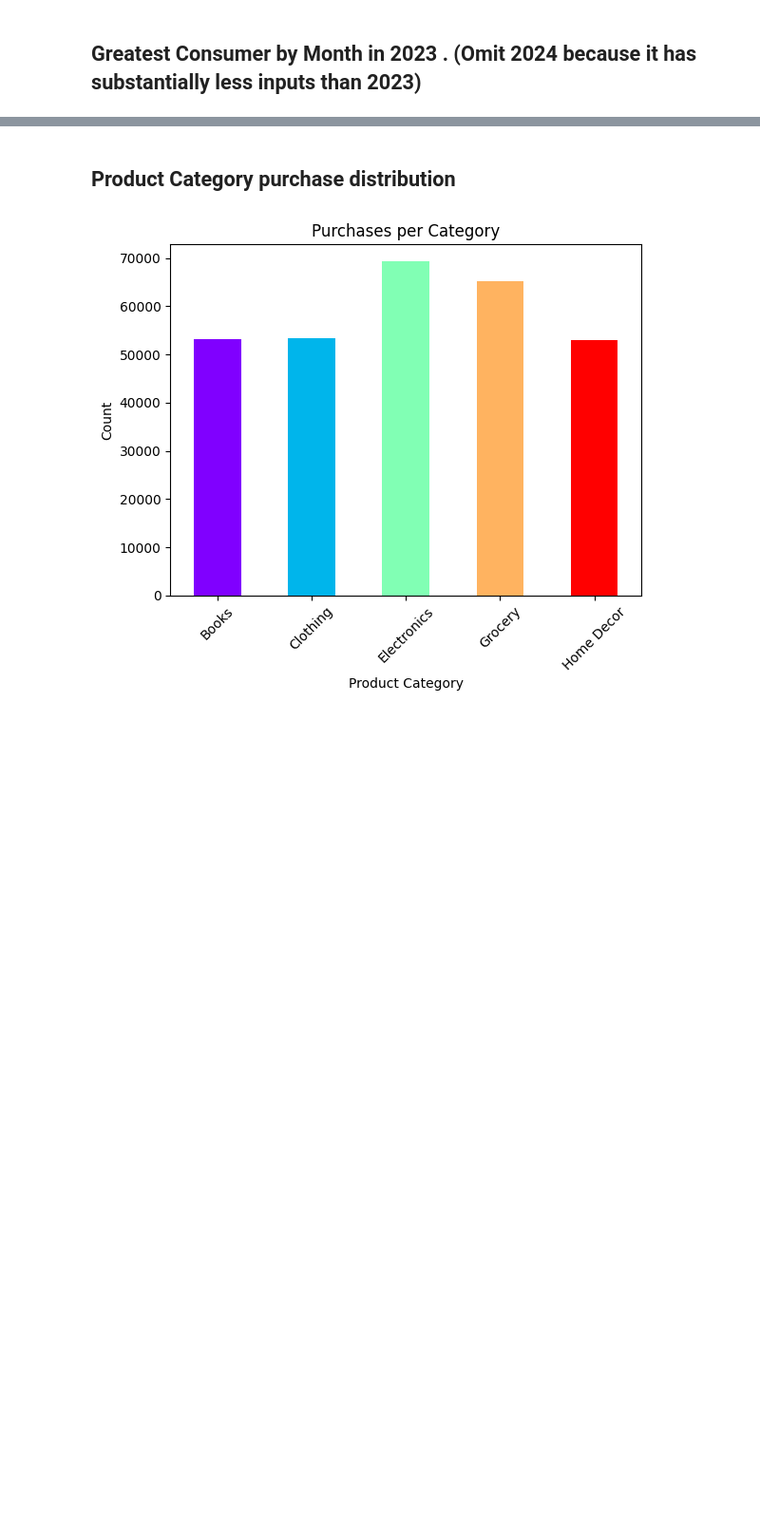
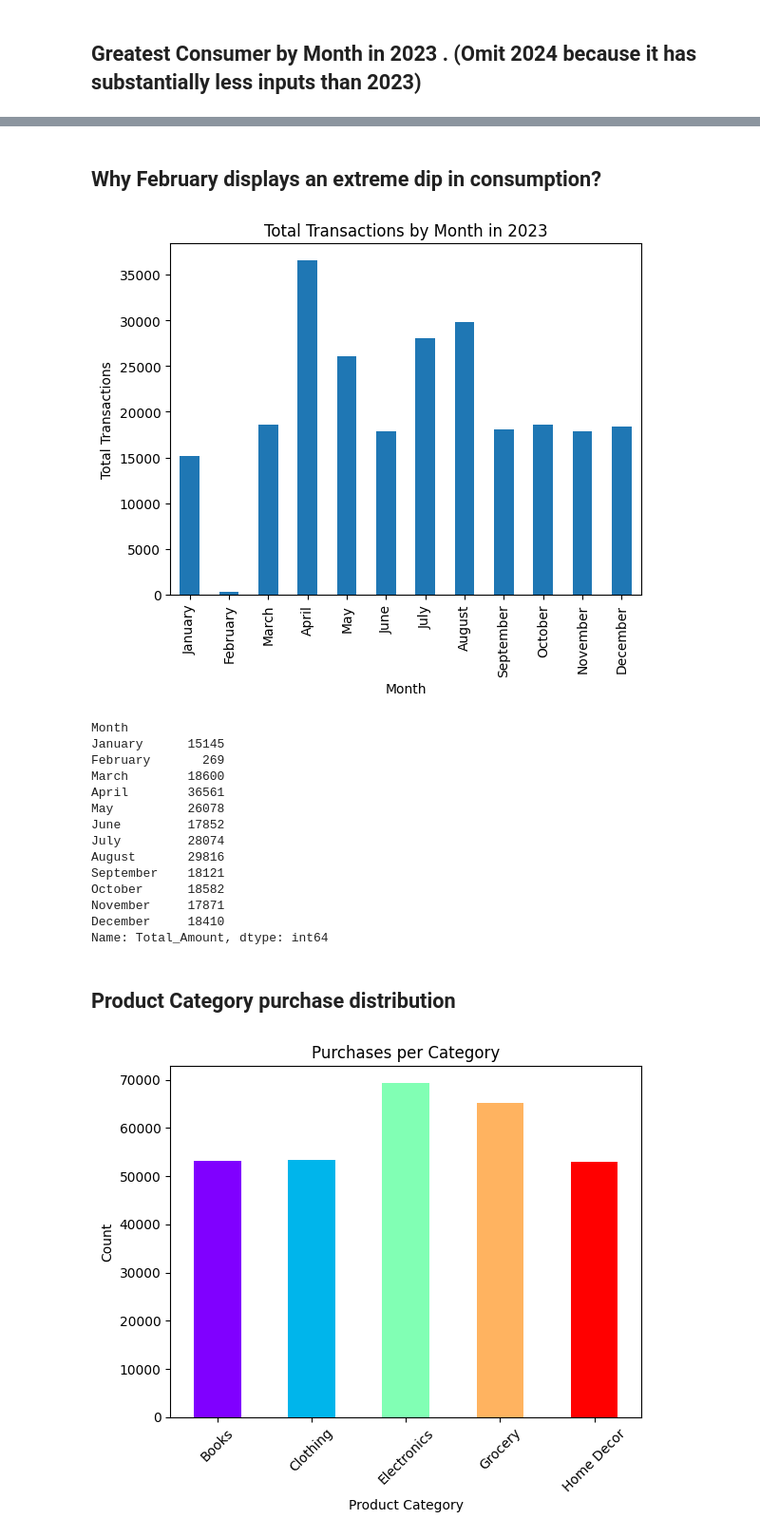
Before and after one commit to JohnnyLiang-OTU/retail_analysis, a Jupyter notebook: main.ipynb, the cells around one changed output, grey strips where cells are left out. Shown at 95% size. Cells and saved outputs as stored; diff of their text form; code cells hidden in the pictures; blank space fills up the shorter version.

```diff
--- a/main.ipynb
+++ b/main.ipynb
@@ -244,3 +264,29 @@ plt.show()
+# %% [markdown]
+## Why February displays an extreme dip in consumption?
+# %%
+monthly_count = df[df["Year"] == 2023].groupby("Month")["Total_Amount"].count()
+monthly_count = monthly_count.reindex(month_order)
+monthly_count.plot(kind='bar', title='Total Transactions by Month in 2023')
+plt.xlabel('Month')
+plt.ylabel('Total Transactions')
+plt.show()
+print(monthly_count)
+# %% [output]
+[figure, added]
+Month
+January      15145
+February       269
+March        18600
+April        36561
+May          26078
+June         17852
+July         28074
+August       29816
+September    18121
+October      18582
+November     17871
+December     18410
+Name: Total_Amount, dtype: int64
 # %% [markdown]
 ## Product Category purchase distribution
 # %%
```
Also changed, not shown: parts of 5 cells of this notebook, 4 other files.
